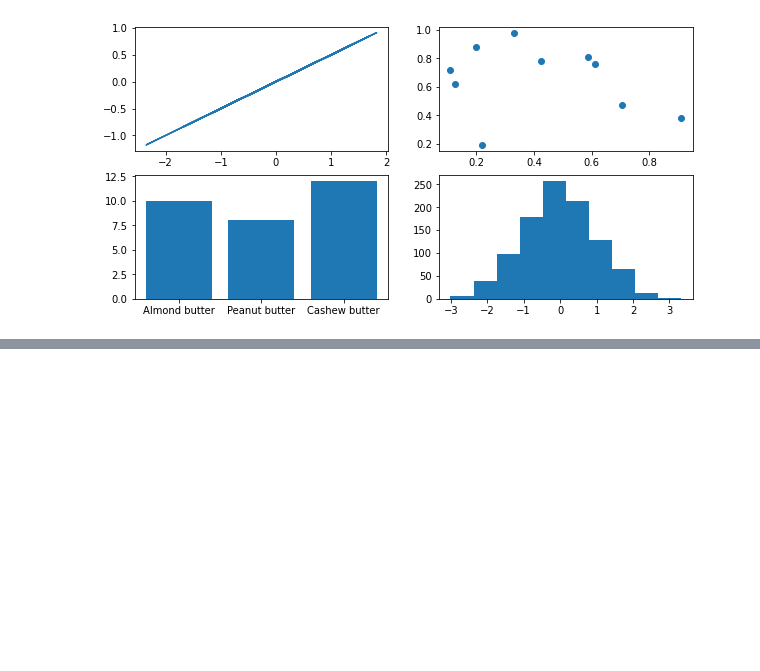
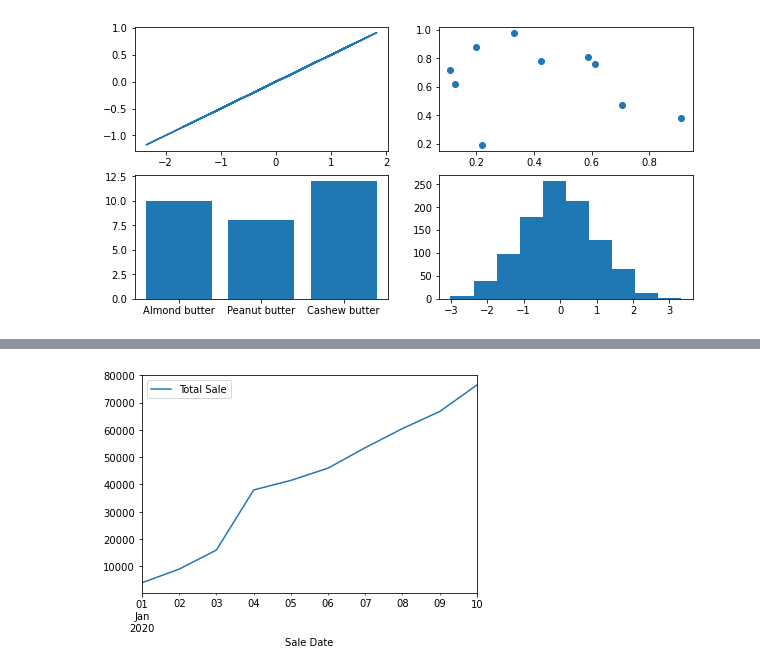
Before and after one commit to vishnuk7/MachineLearning, a Jupyter notebook: matplotlib/introduction-matplotlib.ipynb, the cells around one changed output, grey strips where cells are left out. Cells and saved outputs as stored; diff of their text form; code cells hidden in the pictures; blank space fills up the shorter version.

```diff
--- a/matplotlib/introduction-matplotlib.ipynb
+++ b/matplotlib/introduction-matplotlib.ipynb
@@ -192,0 +203,12 @@ NameError: name 'date_range' is not defined
+# %%
+car_sales["Price"] = car_sales["Price"].str.replace("[\$\,\.]","")
+# %%
+#Remove last two digits
+car_sales["Price"] = car_sales["Price"].str[:-2]
+# %%
+#Add sale date column
+car_sales["Sale Date"] = pd.date_range("1/1/2020", periods=len(car_sales))
+# %%
+#Add total sale column
+car_sales["Total Sale"] = car_sales["Price"].astype(int).cumsum()
+car_sales
@@ -192,0 +227,5 @@ NameError: name 'date_range' is not defined
+# %%
+#let's plot the total sales
+car_sales.plot(x="Sale Date",y="Total Sale");
+# %% [output]
+[figure, added]
```
Also changed, not shown: parts of 6 cells of this notebook.
